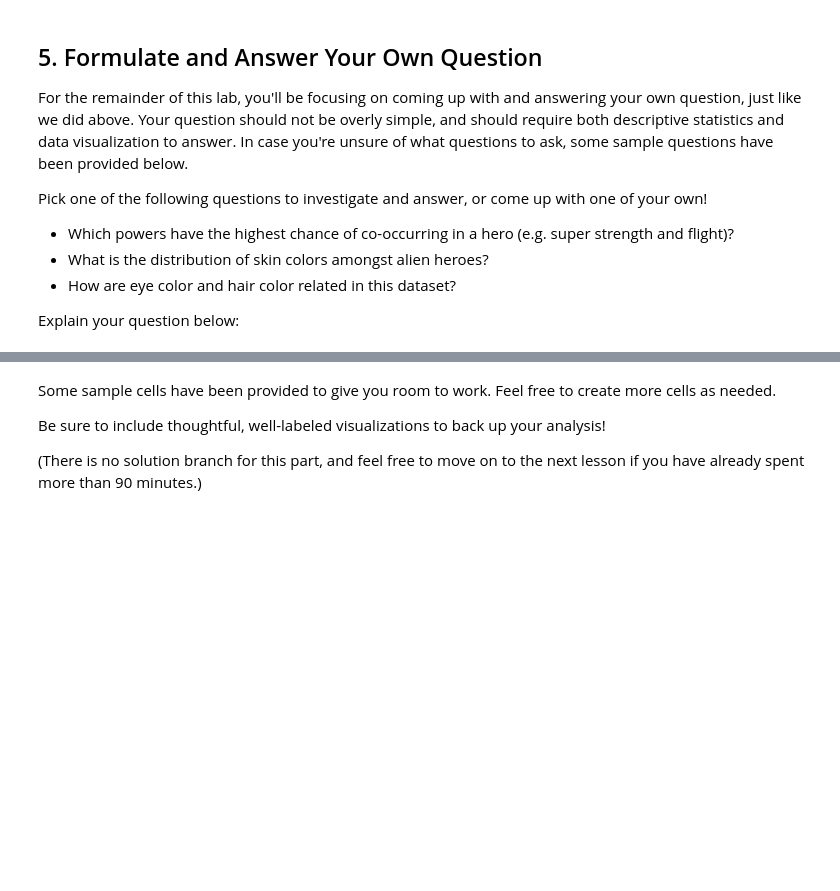
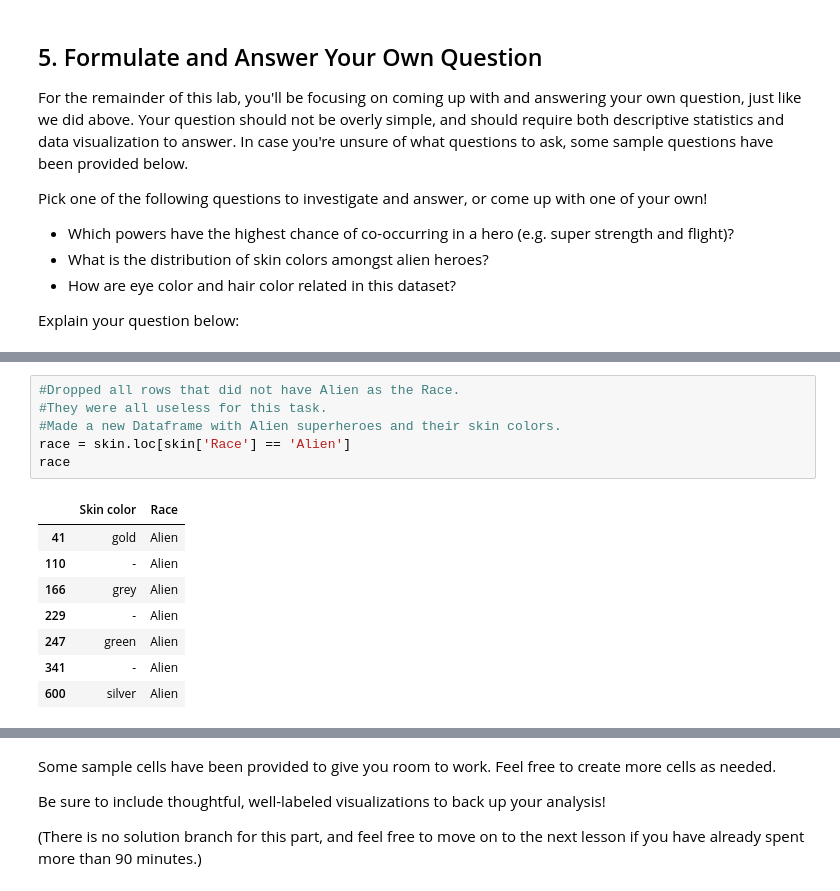
Before and after one commit to fredtush/dsc-pandas-data-cleaning-lab, a Jupyter notebook: index.ipynb, the cells around one changed output, grey strips where cells are left out. Cells and saved outputs as stored; diff of their text form; blank space fills up the shorter version.

```diff
--- a/index.ipynb
+++ b/index.ipynb
@@ -781,0 +802,15 @@ Explain your question below:
+# %%
+#Dropped all rows that did not have Alien as the Race.
+#They were all useless for this task.
+#Made a new Dataframe with Alien superheroes and their skin colors.
+race = skin.loc[skin['Race'] == 'Alien']
+race
+# %% [output]
+|  | Skin color | Race |
+| 41 | gold | Alien |
+| 110 | - | Alien |
+| 166 | grey | Alien |
+| 229 | - | Alien |
+| 247 | green | Alien |
+| 341 | - | Alien |
+| 600 | silver | Alien |
```
Also changed, not shown: parts of 4 cells of this notebook.
